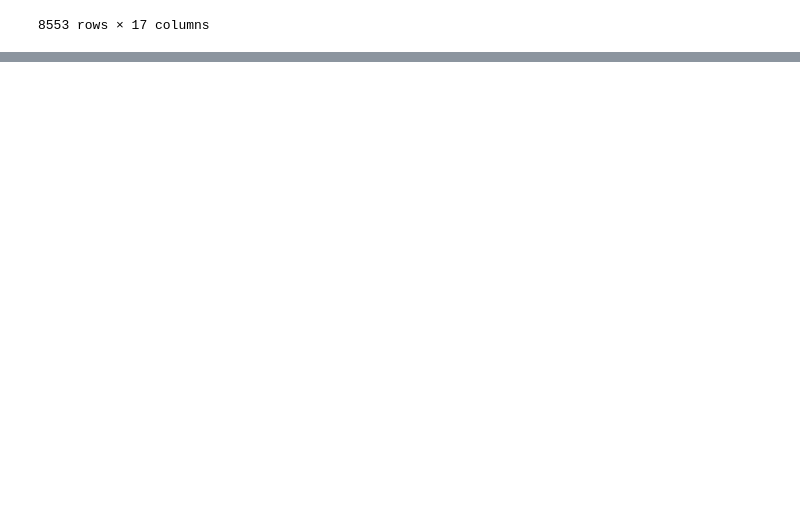
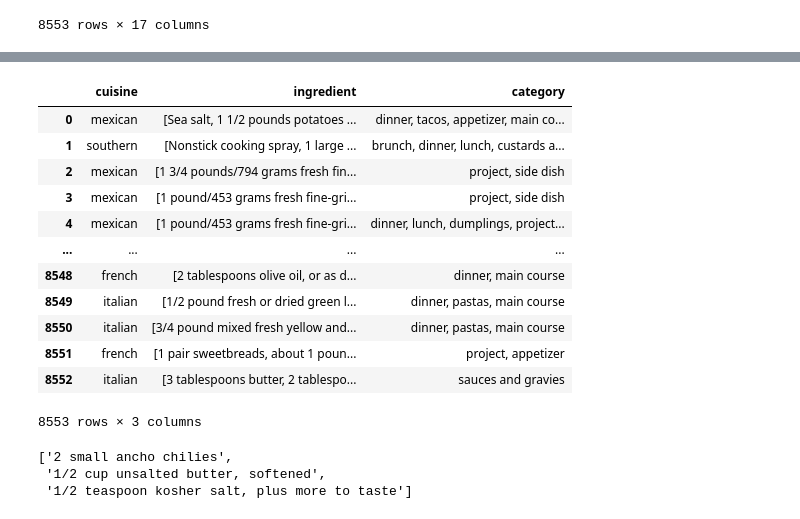
Before and after one commit to clintonlau/TOMT, a Jupyter notebook: explore/nytc_eda.ipynb, the cells around one changed output, grey strips where cells are left out. Drawn from its saved outputs; the diff is of its cells as text; code cells hidden in the pictures; blank space fills up the shorter version.

```diff
--- a/explore/nytc_eda.ipynb
+++ b/explore/nytc_eda.ipynb
@@ -177,0 +199,16 @@ features
+# %%
+features[['cuisine', 'ingredient', 'category']]
+# %% [output]
+|  | cuisine | ingredient | category |
+| 0 | mexican | [Sea salt, 1 1/2 pounds potatoes ... | dinner, tacos, appetizer, main co... |
+| 1 | southern | [Nonstick cooking spray, 1 large ... | brunch, dinner, lunch, custards a... |
+| 2 | mexican | [1 3/4 pounds/794 grams fresh fin... | project, side dish |
+| 3 | mexican | [1 pound/453 grams fresh fine-gri... | project, side dish |
+| 4 | mexican | [1 pound/453 grams fresh fine-gri... | dinner, lunch, dumplings, project... |
+| ... | ... | ... | ... |
+| 8548 | french | [2 tablespoons olive oil, or as d... | dinner, main course |
+| 8549 | italian | [1/2 pound fresh or dried green l... | dinner, pastas, main course |
+| 8550 | italian | [3/4 pound mixed fresh yellow and... | dinner, pastas, main course |
+| 8551 | french | [1 pair sweetbreads, about 1 poun... | project, appetizer |
+| 8552 | italian | [3 tablespoons butter, 2 tablespo... | sauces and gravies |
+8553 rows × 3 columns
@@ -177,0 +217,7 @@ features
+# %%
+ingredients = random_sample['ingredient'].values[0]
+ingredients
+# %% [output]
+['2 small ancho chilies',
+ '1/2 cup unsalted butter, softened',
+ '1/2 teaspoon kosher salt, plus more to taste']
```
Also changed, not shown: parts of 7 cells of this notebook.
